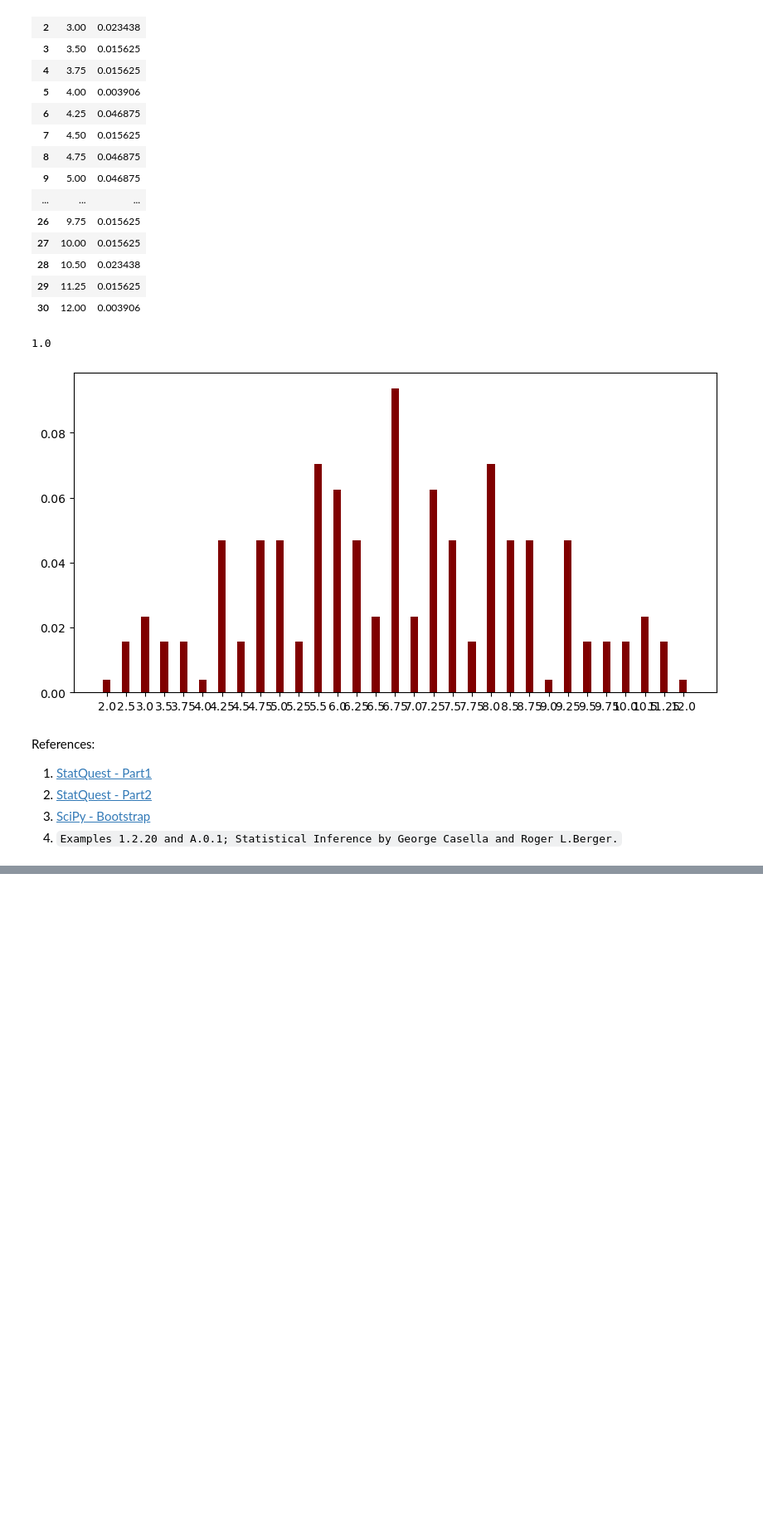
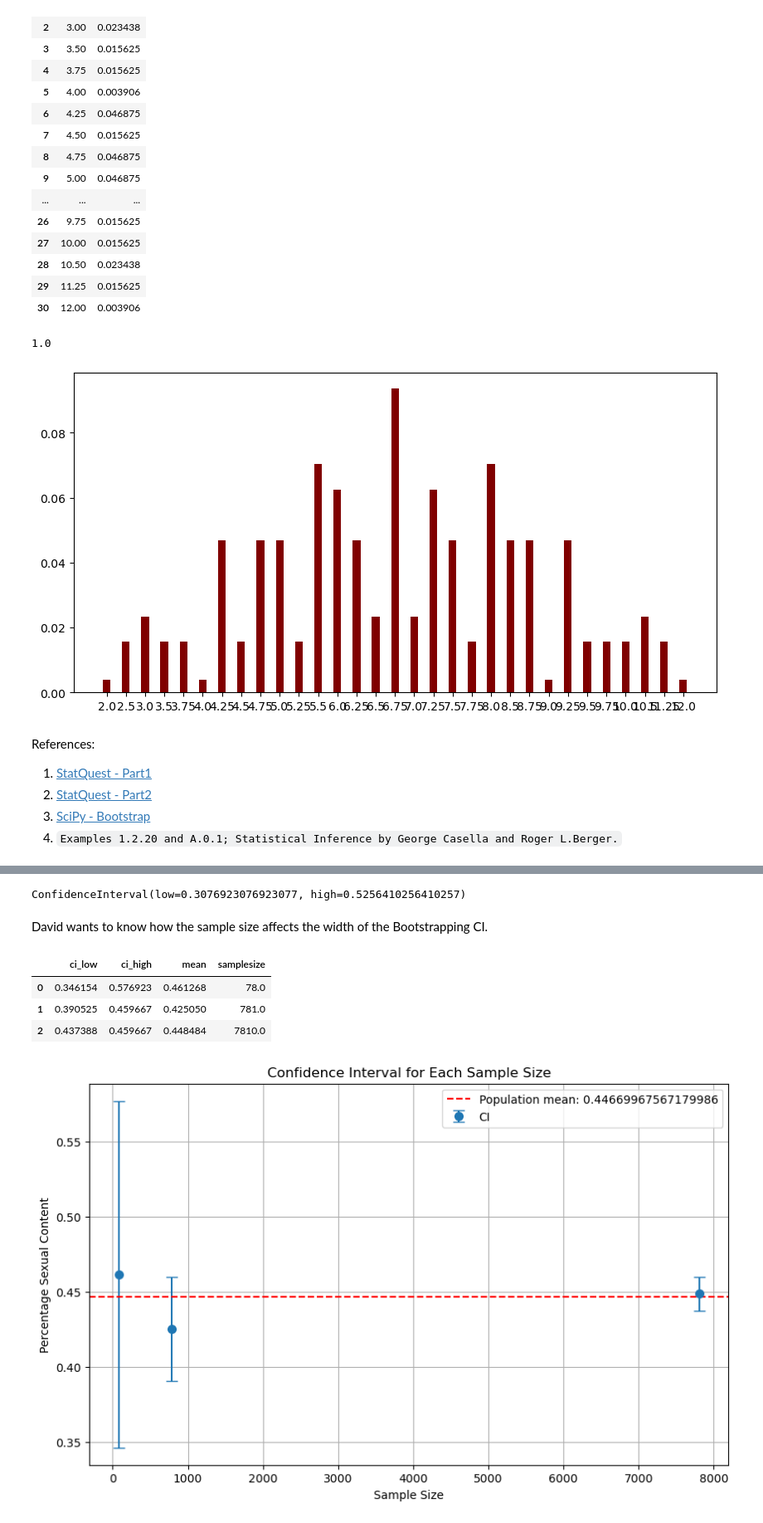
Before and after one commit to d-saikrishna/DataScience, a Jupyter notebook: Statistics/ConfidenceInterval/Bootstrapping.ipynb, the cells around one changed output, grey strips where cells are left out. Shown at 83% size. Drawn from its saved outputs; the diff is of its cells as text; code cells hidden in the pictures; blank space fills up the shorter version.

Commit message:
UPDATE Bootstrapping David

```diff
--- a/Statistics/ConfidenceInterval/Bootstrapping.ipynb
+++ b/Statistics/ConfidenceInterval/Bootstrapping.ipynb
@@ -160,0 +197,2 @@ References:
+# %%
+sample = np.random.choice(column, size=78, replace=False)
@@ -160,0 +205,7 @@ References:
+# %%
+from scipy.stats import bootstrap
+
+sample = (sample,)
+#calculate 95% bootstrap for mean
+bootstraped_percentile = bootstrap(sample, np.mean, confidence_level=0.95,
+                         random_state=111, method='percentile')
@@ -160,0 +220,49 @@ References:
+# %%
+print(bootstraped_bca.confidence_interval)
+# %% [output]
+ConfidenceInterval(low=0.3076923076923077, high=0.5256410256410257)
+# %% [markdown]
+David wants to know how the sample size affects the width of the Bootstrapping CI.
+# %%
+ci_lows = []
+ci_highs = []
+means = []
+for samplesize in [78, 781, 7810]:
+    sample = np.random.choice(column, size=samplesize, replace=False)
+    sample = (sample,)
+    #calculate 95% bootstrap for mean
+    bootstraped_percentile = bootstrap(sample, np.mean, confidence_level=0.95,
+                             random_state=111, method='percentile')
+
+    mean = bootstraped_percentile.bootstrap_distribution.mean()
+    ci_low = bootstraped_percentile.confidence_interval[0]
+    ci_high = bootstraped_percentile.confidence_interval[1]
+
+    ci_lows.append(ci_low)
+    ci_highs.append(ci_high)
+    means.append(mean)
+# %%
+import pandas as pd
+df = pd.DataFrame([ci_lows, ci_highs, means, [78, 781, 7810]]).T
+df.columns = ['ci_low', 'ci_high', 'mean', 'samplesize']
+# %%
+df
+# %% [output]
+|  | ci_low | ci_high | mean | samplesize |
+| 0 | 0.346154 | 0.576923 | 0.461268 | 78.0 |
+| 1 | 0.390525 | 0.459667 | 0.425050 | 781.0 |
+| 2 | 0.437388 | 0.459667 | 0.448484 | 7810.0 |
+# %%
+import matplotlib.pyplot as plt
+plt.figure(figsize=(10, 6))
+plt.errorbar(df['samplesize'], df['mean'], yerr=[df['mean'] - df['ci_low'], df['ci_high'] - df['mean']],
+             fmt='o', capsize=5, markersize=7, label='CI')
+plt.xlabel('Sample Size')
+plt.ylabel('Percentage Sexual Content')
+plt.title('Confidence Interval for Each Sample Size')
+plt.grid(True)
+plt.axhline(y=column.mean(), color='r', linestyle='--', label=f'Population mean: {column.mean()}')
+plt.legend()
+plt.show()
+# %% [output]
+[figure, added]
```
Also changed, not shown: parts of 10 cells of this notebook, 22 other files.
